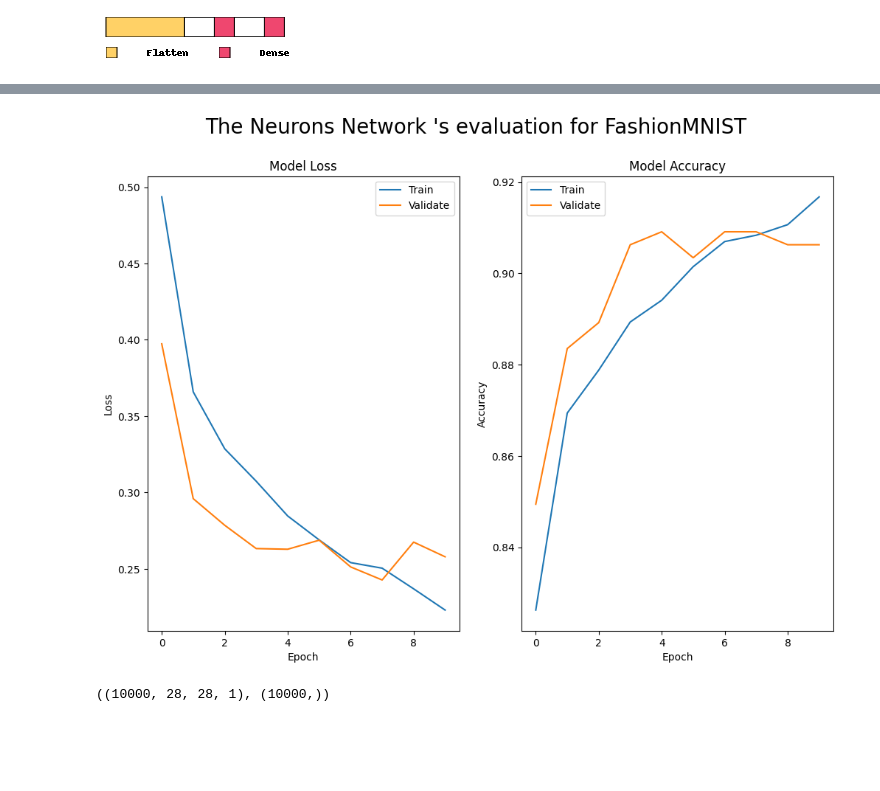
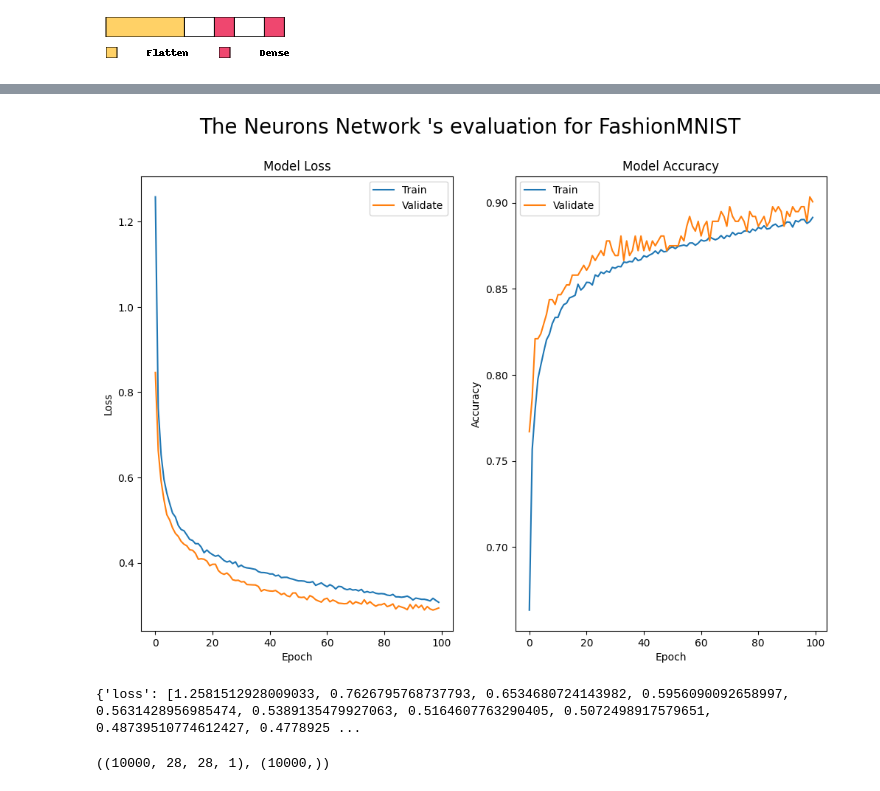
Before and after one commit to congltk1234/Fashion_Items_Classification, a Jupyter notebook: FashionMNIST/NeuronsNetwork_FashionMNIST.ipynb, the cells around one changed output, grey strips where cells are left out. Saved outputs shown, nothing was run; the diff lists cells and outputs as text; code cells hidden in the pictures; blank space fills up the shorter version.

Commit message:
Update , add time and layer, show score

```diff
--- a/FashionMNIST/NeuronsNetwork_FashionMNIST.ipynb
+++ b/FashionMNIST/NeuronsNetwork_FashionMNIST.ipynb
@@ -148,12 +144,36 @@ epoch = 10
 train_dataset = train_dataset.cache().repeat().shuffle(num_train_examples).batch(BATCH_SIZE)
 val_dataset = val_dataset.cache().batch(BATCH_SIZE)
 # %%
-model.compile(optimizer='adam',
+model = tf.keras.Sequential([
+    tf.keras.layers.Flatten(input_shape=(28, 28, 1)),
+    tf.keras.layers.Dense(128,  activation='sigmoid'),
+    tf.keras.layers.Dense(10, activation='softmax')
+])
+
+model.compile(optimizer='SGD',
               loss=tf.keras.losses.SparseCategoricalCrossentropy(),
               metrics=['accuracy'])
+
+epoch = 200
+
+import time
+# get the start time
+st = time.time()
+
+from tensorflow import keras
+# Early stopping
+early_stopping = keras.callbacks.EarlyStopping(
+    patience=10,
+    min_delta=0.0001,
+    restore_best_weights=True,
+)
 
 history = model.fit(train_dataset, epochs=epoch,
                     steps_per_epoch=math.ceil(num_train_examples/BATCH_SIZE),
                     validation_data=val_dataset,
-                    validation_steps=len(val_dataset) // BATCH_SIZE)
+                    validation_steps=len(val_dataset) // BATCH_SIZE,
+                     callbacks=[early_stopping],)
+
+
+print('Execution time:', time.time() - st, 'seconds')
 # %% [output]
@@ -180,24 +197,27 @@ Epoch 10/10
 # %%
 import matplotlib.pyplot as plt
 fig,axes = plt.subplots(1,2, figsize=(12,8))
 fig.suptitle("The Neurons Network 's evaluation for FashionMNIST ",fontsize=20)
-axes[0].plot(history.history['loss'])
-axes[0].plot(history.history['val_loss'])
+axes[0].plot(history.history['loss'][:100])
+axes[0].plot(history.history['val_loss'][:100])
 axes[0].set_title('Model Loss')
 axes[0].set_ylabel('Loss')
 axes[0].set_xlabel('Epoch')
 axes[0].legend(['Train','Validate'])
 
 
-axes[1].plot(history.history['accuracy'])
-axes[1].plot(history.history['val_accuracy'])
+axes[1].plot(history.history['accuracy'][:100])
+axes[1].plot(history.history['val_accuracy'][:100])
 axes[1].set_title('Model Accuracy')
 axes[1].set_ylabel('Accuracy')
 axes[1].set_xlabel('Epoch')
 axes[1].legend(['Train','Validate'])
 plt.show()
+
+print(history.history)
 # %% [output]
-[figure, old version]
+[figure, new version]
+{'loss': [1.2581512928009033, 0.7626795768737793, 0.6534680724143982, 0.5956090092658997, 0.5631428956985474, 0.5389135479927063, 0.5164607763290405, 0.5072498917579651, 0.48739510774612427, 0.4778925 ...
 # %%
 import tqdm
 testX = []
```
Also changed, not shown: parts of 12 cells of this notebook.
